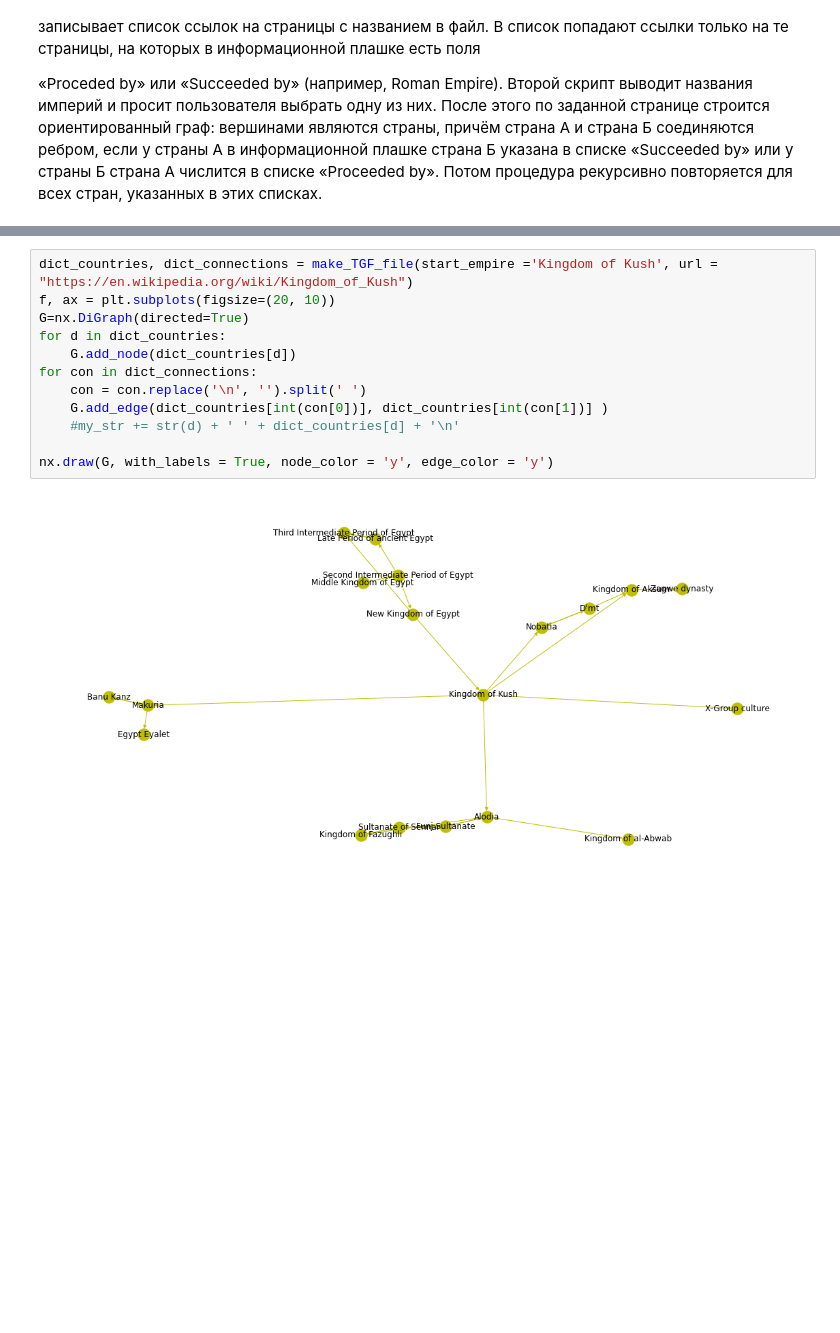
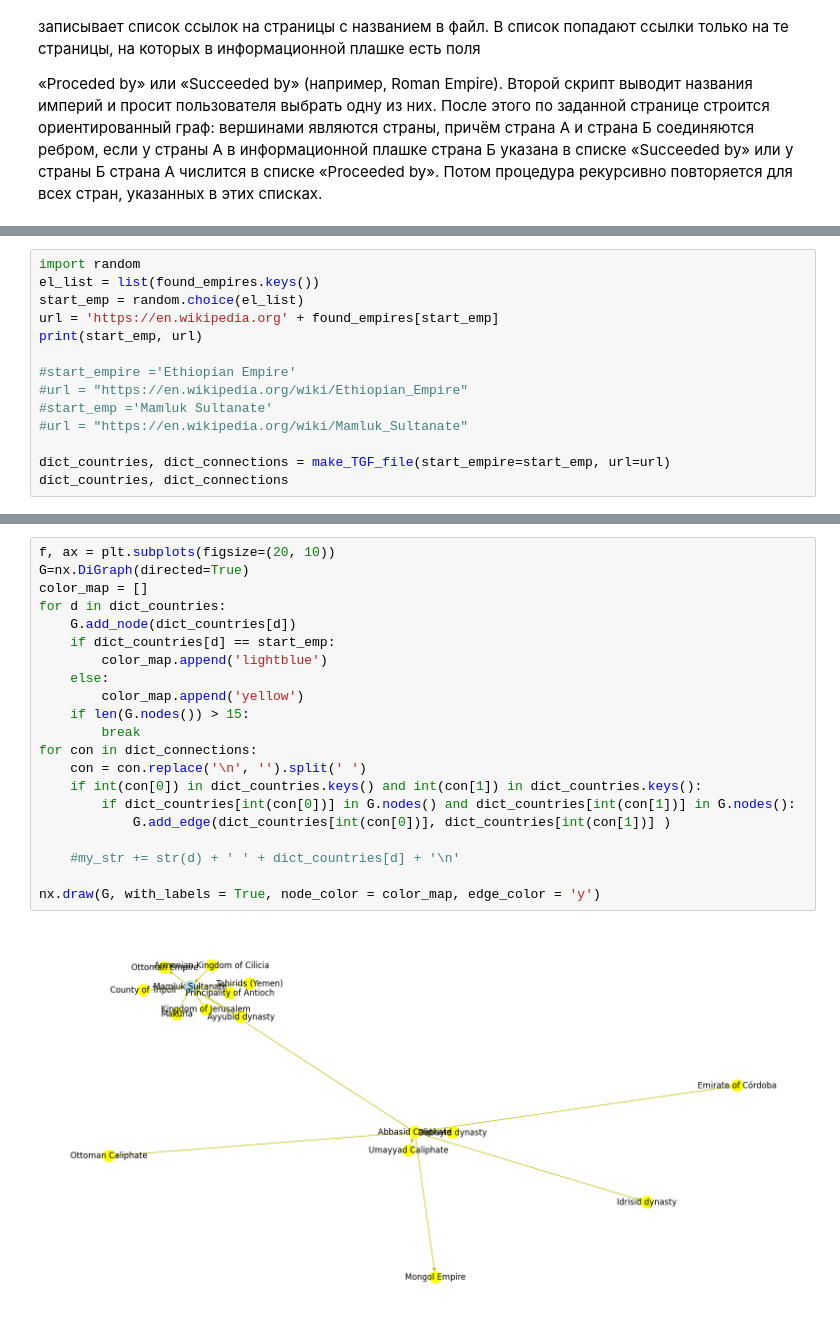
Before and after one commit to rainbowbrained/MSU_packages, a Jupyter notebook: ППП2.ipynb, the cells around one changed output, grey strips where cells are left out. Saved outputs shown, nothing was run; the diff lists cells and outputs as text; blank space fills up the shorter version.

```diff
--- a/ППП2.ipynb
+++ b/ППП2.ipynb
@@ -184,0 +268,14 @@ def make_TGF_file(start_empire ='Eastern Xia', url = "https://en.wikipedia.org/w
+# %%
+import random
+el_list = list(found_empires.keys())
+start_emp = random.choice(el_list)
+url = 'https://en.wikipedia.org' + found_empires[start_emp]
+print(start_emp, url)
+
+#start_empire ='Ethiopian Empire'
+#url = "https://en.wikipedia.org/wiki/Ethiopian_Empire"
+#start_emp ='Mamluk Sultanate'
+#url = "https://en.wikipedia.org/wiki/Mamluk_Sultanate"
+
+dict_countries, dict_connections = make_TGF_file(start_empire=start_emp, url=url)
+dict_countries, dict_connections
@@ -185,14 +317,23 @@ def make_TGF_file(start_empire ='Eastern Xia', url = "https://en.wikipedia.org/w
 # %%
-dict_countries, dict_connections = make_TGF_file(start_empire ='Kingdom of Kush', url = "https://en.wikipedia.org/wiki/Kingdom_of_Kush")
 f, ax = plt.subplots(figsize=(20, 10))
 G=nx.DiGraph(directed=True)
+color_map = []
 for d in dict_countries:
     G.add_node(dict_countries[d])
+    if dict_countries[d] == start_emp:
+        color_map.append('lightblue')
+    else:
+        color_map.append('yellow')
+    if len(G.nodes()) > 15:
+        break
 for con in dict_connections:
     con = con.replace('\n', '').split(' ')
-    G.add_edge(dict_countries[int(con[0])], dict_countries[int(con[1])] )
+    if int(con[0]) in dict_countries.keys() and int(con[1]) in dict_countries.keys():
+        if dict_countries[int(con[0])] in G.nodes() and dict_countries[int(con[1])] in G.nodes():
+            G.add_edge(dict_countries[int(con[0])], dict_countries[int(con[1])] )
+
     #my_str += str(d) + ' ' + dict_countries[d] + '\n'
 
-nx.draw(G, with_labels = True, node_color = 'y', edge_color = 'y')
+nx.draw(G, with_labels = True, node_color = color_map, edge_color = 'y')
 # %% [output]
-[figure, old version]
+[figure, new version]
```
Also changed, not shown: parts of 6 cells of this notebook.
